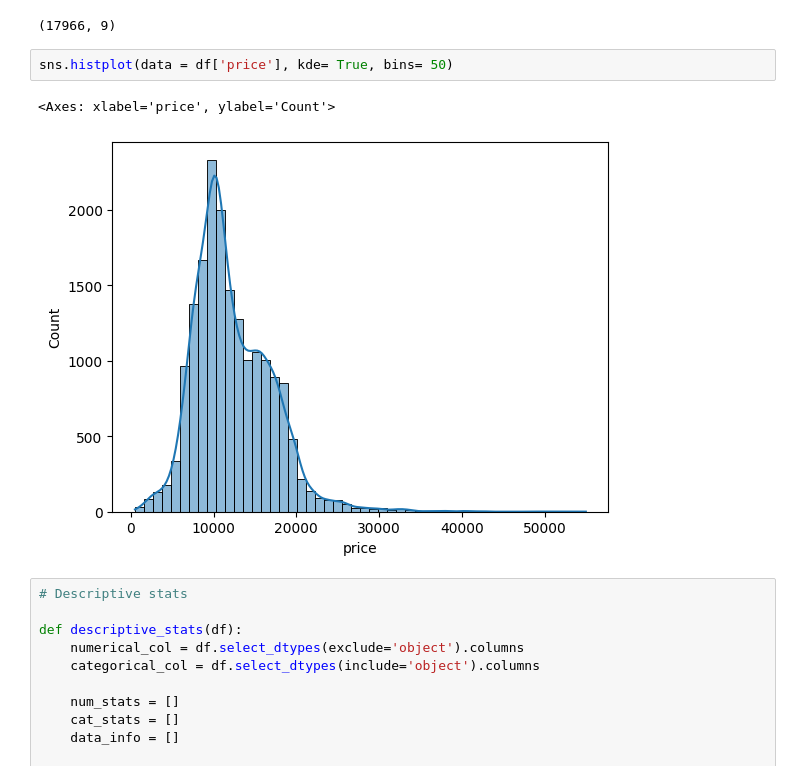
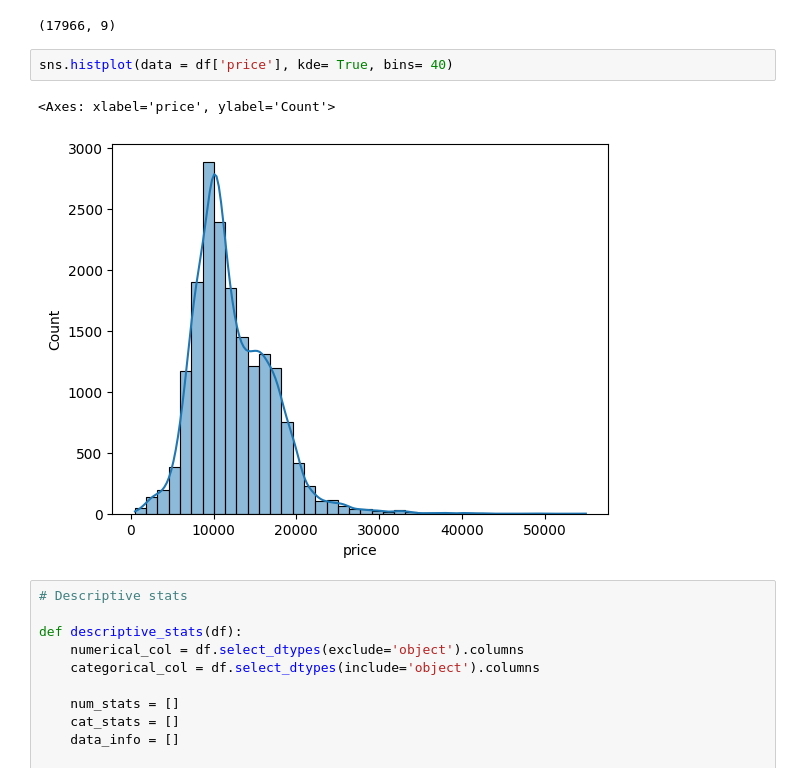
Before and after one commit to shivamsingh-itds/Ford-Car-Price-Prediction, a Jupyter notebook: Notebooks/eda.ipynb, the cells around one changed output. Cells and saved outputs as stored; diff of their text form.

```diff
--- a/Notebooks/eda.ipynb
+++ b/Notebooks/eda.ipynb
@@ -32,10 +32,10 @@ df.shape
 # %% [output]
 (17966, 9)
 # %%
-sns.histplot(data = df['price'], kde= True, bins= 50)
+sns.histplot(data = df['price'], kde= True, bins= 40)
 # %% [output]
 <Axes: xlabel='price', ylabel='Count'>
-[figure, old version]
+[figure, new version]
 # %%
 # Descriptive stats
 
```
